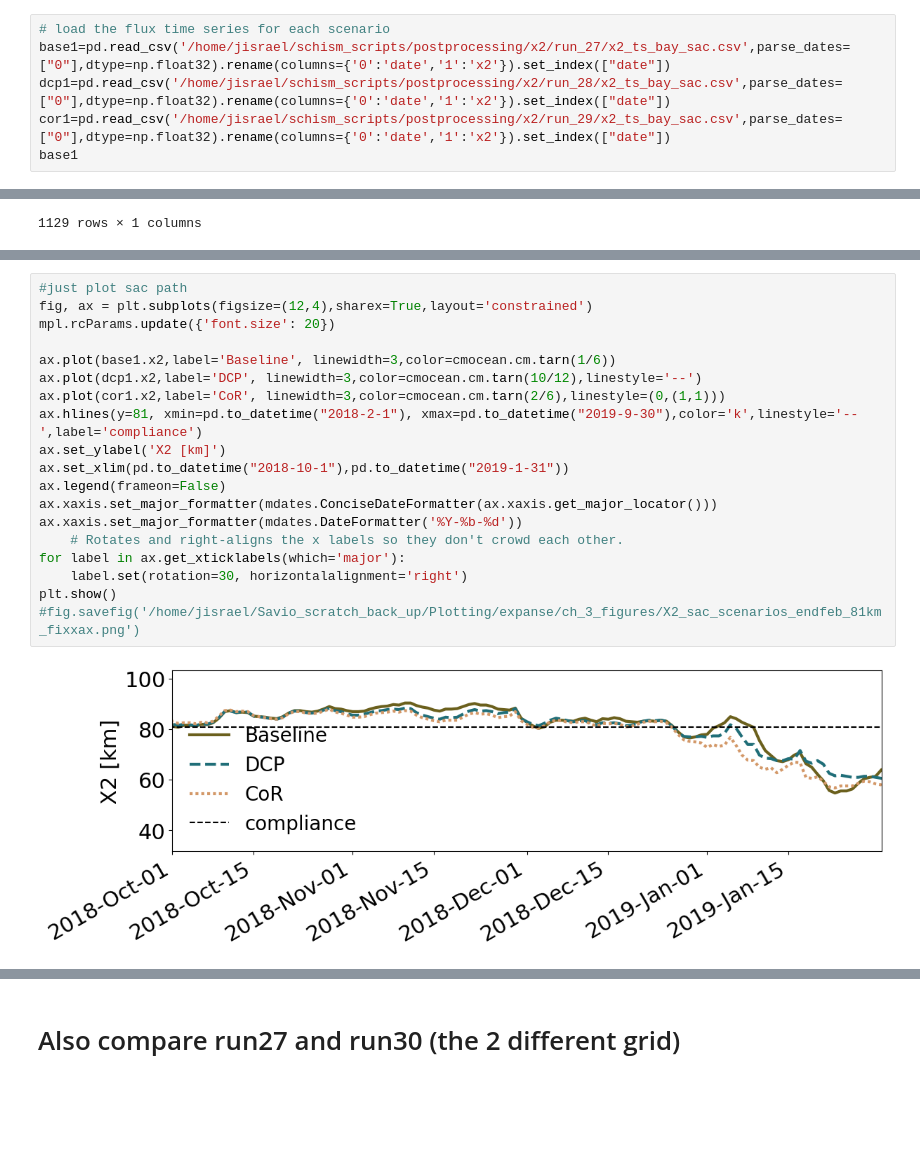
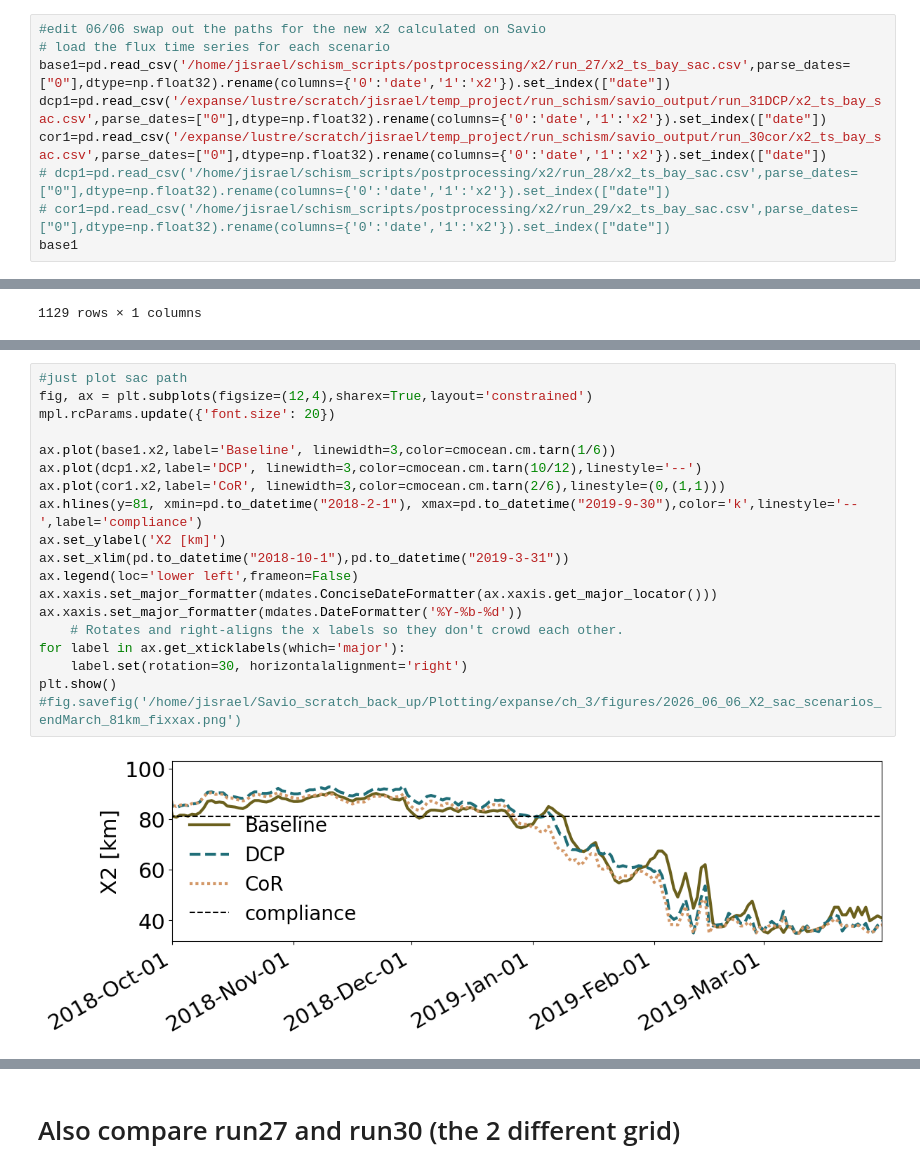
Before and after one commit to jennaisrael/Savio_scratch_back_up, a Jupyter notebook: Plotting/expanse/ch_3/x2_plots.ipynb, the cells around one changed output, grey strips where cells are left out. Saved outputs shown, nothing was run; the diff lists cells and outputs as text; blank space fills up the shorter version.

```diff
--- a/Plotting/expanse/ch_3/x2_plots.ipynb
+++ b/Plotting/expanse/ch_3/x2_plots.ipynb
@@ -9,10 +9,13 @@ import cmocean
 import matplotlib.dates as mdates
 # import datetime.datetime as datetime
 # %%
+#edit 06/06 swap out the paths for the new x2 calculated on Savio
 # load the flux time series for each scenario
 base1=pd.read_csv('/home/jisrael/schism_scripts/postprocessing/x2/run_27/x2_ts_bay_sac.csv',parse_dates=["0"],dtype=np.float32).rename(columns={'0':'date','1':'x2'}).set_index(["date"])
-dcp1=pd.read_csv('/home/jisrael/schism_scripts/postprocessing/x2/run_28/x2_ts_bay_sac.csv',parse_dates=["0"],dtype=np.float32).rename(columns={'0':'date','1':'x2'}).set_index(["date"])
-cor1=pd.read_csv('/home/jisrael/schism_scripts/postprocessing/x2/run_29/x2_ts_bay_sac.csv',parse_dates=["0"],dtype=np.float32).rename(columns={'0':'date','1':'x2'}).set_index(["date"])
+dcp1=pd.read_csv('/expanse/lustre/scratch/jisrael/temp_project/run_schism/savio_output/run_31DCP/x2_ts_bay_sac.csv',parse_dates=["0"],dtype=np.float32).rename(columns={'0':'date','1':'x2'}).set_index(["date"])
+cor1=pd.read_csv('/expanse/lustre/scratch/jisrael/temp_project/run_schism/savio_output/run_30cor/x2_ts_bay_sac.csv',parse_dates=["0"],dtype=np.float32).rename(columns={'0':'date','1':'x2'}).set_index(["date"])
+# dcp1=pd.read_csv('/home/jisrael/schism_scripts/postprocessing/x2/run_28/x2_ts_bay_sac.csv',parse_dates=["0"],dtype=np.float32).rename(columns={'0':'date','1':'x2'}).set_index(["date"])
+# cor1=pd.read_csv('/home/jisrael/schism_scripts/postprocessing/x2/run_29/x2_ts_bay_sac.csv',parse_dates=["0"],dtype=np.float32).rename(columns={'0':'date','1':'x2'}).set_index(["date"])
 base1
 # %% [output]
 |  | x2 |
@@ -89,23 +92,23 @@ ax[3].set_xlim(pd.to_datetime("2018-10-1"),pd.to_datetime("2019-9-30"))
 # %%
 #just plot sac path
 fig, ax = plt.subplots(figsize=(12,4),sharex=True,layout='constrained')
 mpl.rcParams.update({'font.size': 20})
 
 ax.plot(base1.x2,label='Baseline', linewidth=3,color=cmocean.cm.tarn(1/6))
 ax.plot(dcp1.x2,label='DCP', linewidth=3,color=cmocean.cm.tarn(10/12),linestyle='--')
 ax.plot(cor1.x2,label='CoR', linewidth=3,color=cmocean.cm.tarn(2/6),linestyle=(0,(1,1)))
 ax.hlines(y=81, xmin=pd.to_datetime("2018-2-1"), xmax=pd.to_datetime("2019-9-30"),color='k',linestyle='--',label='compliance')
 ax.set_ylabel('X2 [km]')
-ax.set_xlim(pd.to_datetime("2018-10-1"),pd.to_datetime("2019-1-31"))
-ax.legend(frameon=False)
+ax.set_xlim(pd.to_datetime("2018-10-1"),pd.to_datetime("2019-3-31"))
+ax.legend(loc='lower left',frameon=False)
 ax.xaxis.set_major_formatter(mdates.ConciseDateFormatter(ax.xaxis.get_major_locator()))
 ax.xaxis.set_major_formatter(mdates.DateFormatter('%Y-%b-%d'))
     # Rotates and right-aligns the x labels so they don't crowd each other.
 for label in ax.get_xticklabels(which='major'):
     label.set(rotation=30, horizontalalignment='right')
 plt.show()
-#fig.savefig('/home/jisrael/Savio_scratch_back_up/Plotting/expanse/ch_3_figures/X2_sac_scenarios_endfeb_81km_fixxax.png')
+#fig.savefig('/home/jisrael/Savio_scratch_back_up/Plotting/expanse/ch_3/figures/2026_06_06_X2_sac_scenarios_endMarch_81km_fixxax.png')
 # %% [output]
-[figure, old version]
+[figure, new version]
 # %%
 # what are the max values
```
Also changed, not shown: parts of 13 cells of this notebook, 23 other files.
